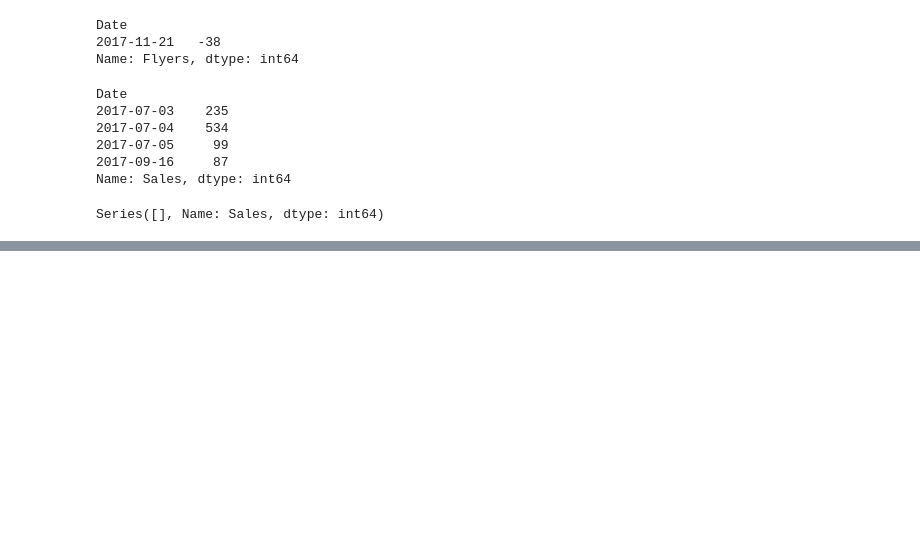
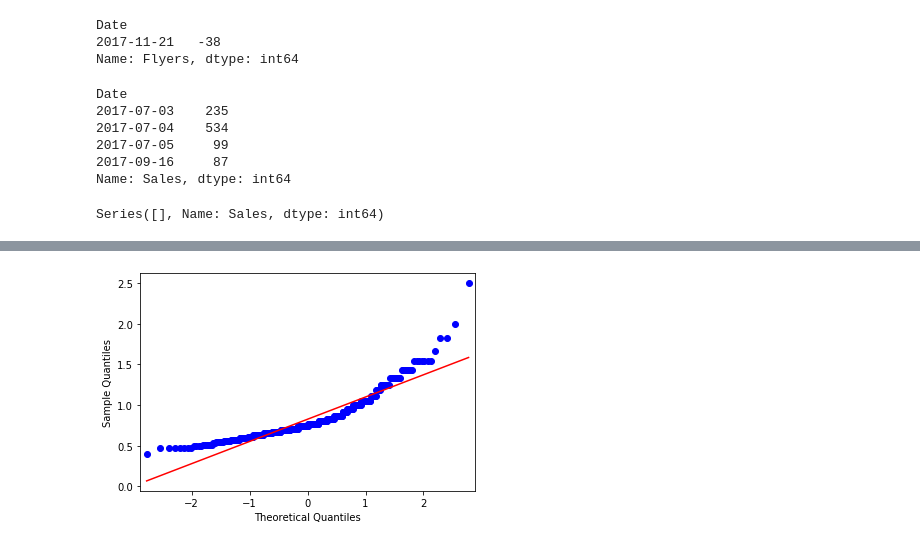
Before and after one commit to soslin/ds-methodologies-exercises, a Jupyter notebook: anomaly_detection/continuous_probabilistic_methods.ipynb, the cells around one changed output, grey strips where cells are left out. Drawn from its saved outputs; the diff is of its cells as text; code cells hidden in the pictures; blank space fills up the shorter version.

```diff
--- a/anomaly_detection/continuous_probabilistic_methods.ipynb
+++ b/anomaly_detection/continuous_probabilistic_methods.ipynb
@@ -234,0 +356,5 @@ Series([], Name: Sales, dtype: int64)
+# %%
+qqplot(df.Rainfall, line='s')
+plt.show()
+# %% [output]
+[figure, added]
```
Also changed, not shown: parts of 34 cells of this notebook.
